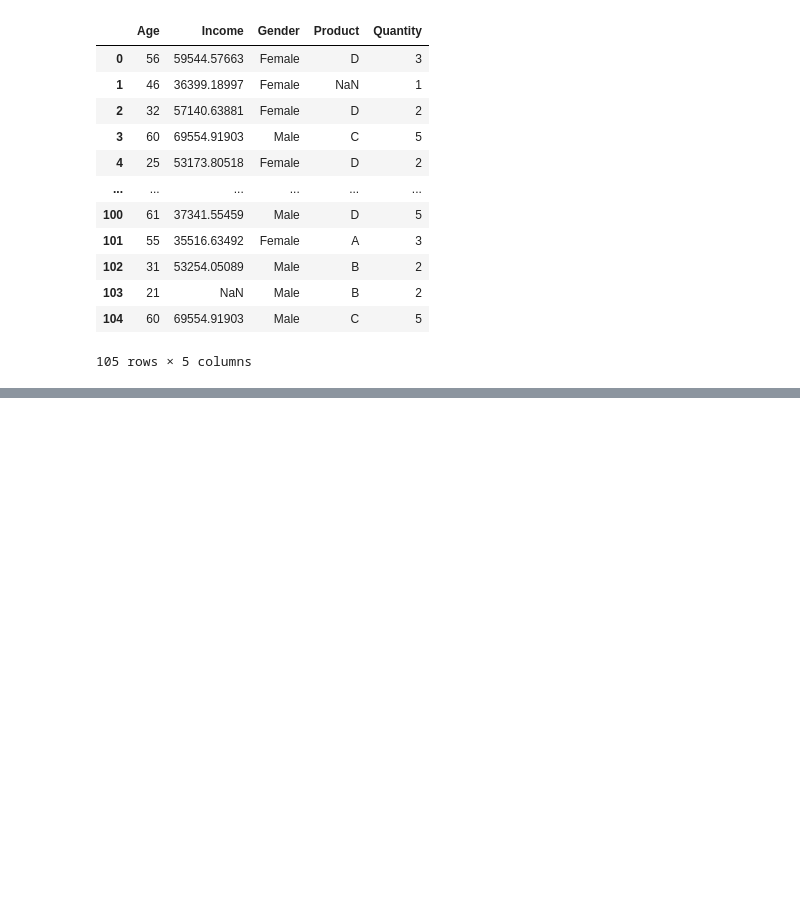
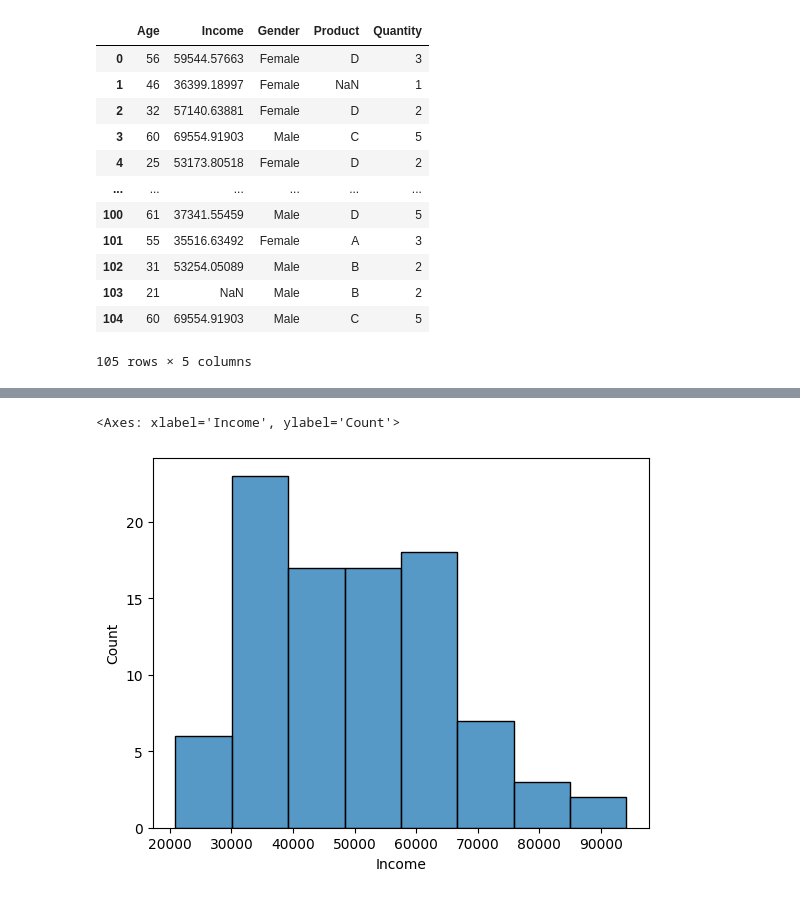
Before and after one commit to zhaobinyyds/Schulich_data_science6110, a Jupyter notebook: massy_data.ipynb, the cells around one changed output, grey strips where cells are left out. Saved outputs shown, nothing was run; the diff lists cells and outputs as text; code cells hidden in the pictures; blank space fills up the shorter version.

```diff
--- a/massy_data.ipynb
+++ b/massy_data.ipynb
@@ -32,0 +128,5 @@ df
+# %%
+sns.histplot(df['Income'])
+# %% [output]
+<Axes: xlabel='Income', ylabel='Count'>
+[figure, added]
```
Also changed, not shown: parts of 28 cells of this notebook, 1 other file.
